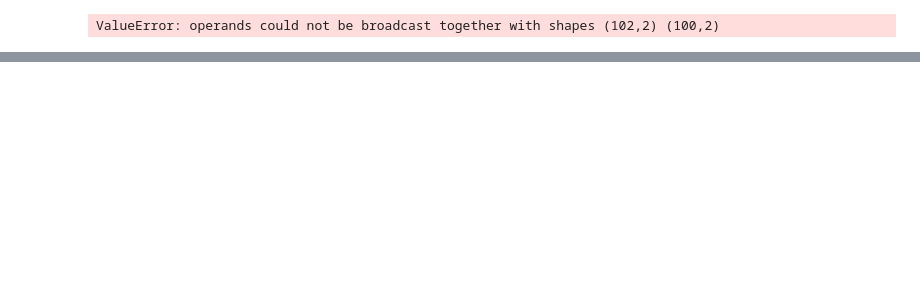
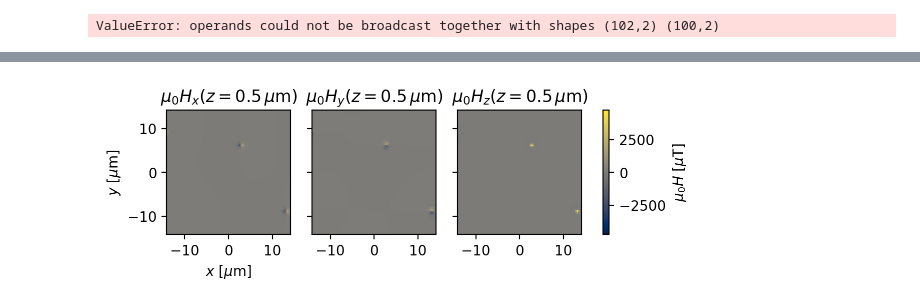
Before and after one commit to LeviathansDaughter/LOLIGO-VULGARIS, a Jupyter notebook: Untitled4.ipynb, the cells around one changed output, grey strips where cells are left out. Drawn from its saved outputs; the diff is of its cells as text; code cells hidden in the pictures; blank space fills up the shorter version.

```diff
--- a/Untitled4.ipynb
+++ b/Untitled4.ipynb
@@ -597,0 +567,88 @@ None
+# %%
+%config InlineBackend.figure_formats = {"retina", "png"}
+%matplotlib inline
+
+import os
+
+os.environ["OPENBLAS_NUM_THREADS"] = "1"
+
+import numpy as np
+import matplotlib.pyplot as plt
+
+plt.rcParams["figure.figsize"] = (4, 4)
+plt.rcParams["font.size"] = 10
+
+import superscreen as sc
+from superscreen.geometry import box, circle, rotate
+sc.version_table()
+
+width = 600
+height = 620
+slot_height =20
+slot_width = 250
+x0, y0 = center = (0, 0)
+length_units = "um"
+slit_width=10
+slit_height=540
+hole_width=100
+hole_height=100
+layer=sc.Layer("base", Lambda=0.9)
+film = sc.Polygon("film", layer="base", points=box(width, height))
+slot = sc.Polygon(
+    points=box(slot_width, slot_height, center=(-175,-305))
+
+)
+film = film.difference(slot, slot.scale(xfact=-1))
+
+
+mesh = film.make_mesh(min_points=1500)
+x, y = mesh.sites.T
+
+z_hat = np.array([0, 0, 1])  # unit vector in the z direction
+magnetization = sc.ureg("1 mu_B / nm ** 2")
+
+vertex_positions = np.stack([x, y, np.zeros_like(x)], axis=1)
+vertex_areas = mesh.vertex_areas * sc.ureg("um ** 2")
+vertex_moments = z_hat * magnetization * vertex_areas[:, np.newaxis]
+# Convert to units of Bohr magnetons
+vertex_moments = vertex_moments.to("mu_B").magnitude
+
+field = sc.sources.DipoleField(
+    dipole_positions=vertex_positions,
+    dipole_moments=vertex_moments,
+)
+
+# Coordinates at which to evaluate the magnetic field (in microns)
+N = 101
+eval_xs = eval_ys = np.linspace(-14, 14, N)
+eval_z = 0.5
+xgrid, ygrid, zgrid = np.meshgrid(eval_xs, eval_ys, eval_z)
+xgrid = np.squeeze(xgrid)
+ygrid = np.squeeze(ygrid)
+zgrid = np.squeeze(zgrid)
+
+# field returns shape (N * N, 3), where the last axis is field component
+# and the units are Tesla
+Hz = field(xgrid.ravel(), ygrid.ravel(), zgrid.ravel()) * sc.ureg("tesla")
+# Reshape to (N, N, 3), where the last axis is field component,
+# and convert to microTesla
+Hz = Hz.reshape((N, N, 3)).to("microtesla").magnitude
+
+fig, axes = plt.subplots(
+    1, 3, figsize=(6, 2), sharex=True, sharey=True, constrained_layout=True
+)
+
+vmax = max(abs(Hz.min()), abs(Hz.max()))
+vmin = -vmax
+kwargs = dict(vmin=vmin, vmax=vmax, shading="auto", cmap="cividis")
+
+for i, (ax, label) in enumerate(zip(axes, "xyz")):
+    ax.set_aspect("equal")
+    im = ax.pcolormesh(xgrid, ygrid, Hz[..., i], **kwargs)
+    ax.set_title(f"$\\mu_0H_{{{label}}}(z={{{eval_z}}}\\,\\mu\\mathrm{{m}})$")
+cbar = fig.colorbar(im, ax=axes)
+cbar.set_label("$\\mu_0H$ [$\\mu$T]")
+_ = axes[0].set_xlabel("$x$ [$\\mu$m]")
+_ = axes[0].set_ylabel("$y$ [$\\mu$m]")
+# %% [output]
+[figure, added]
```
Also changed, not shown: parts of 17 cells of this notebook.
